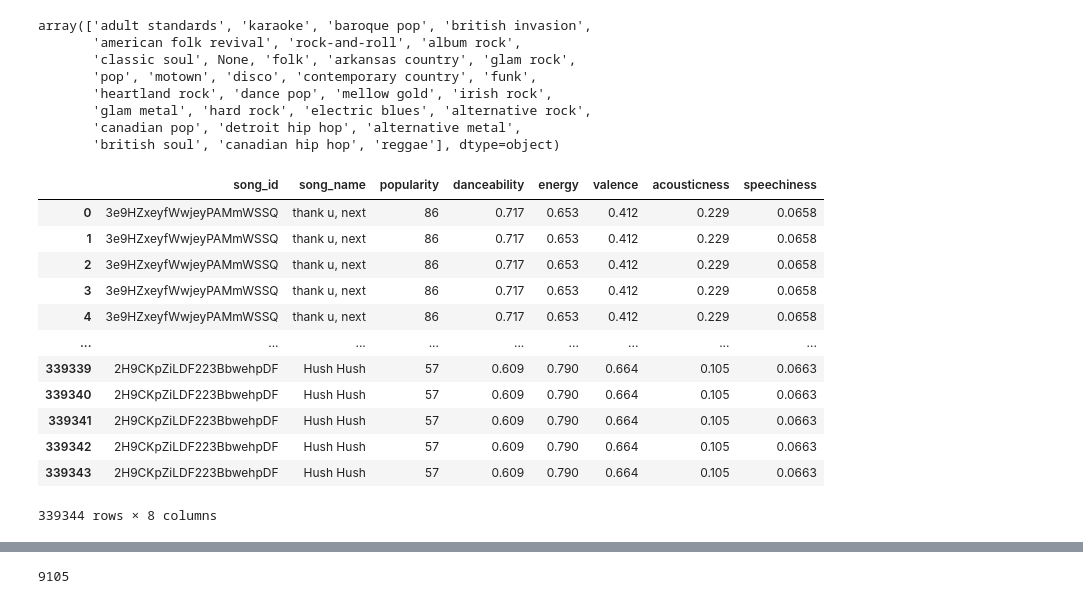
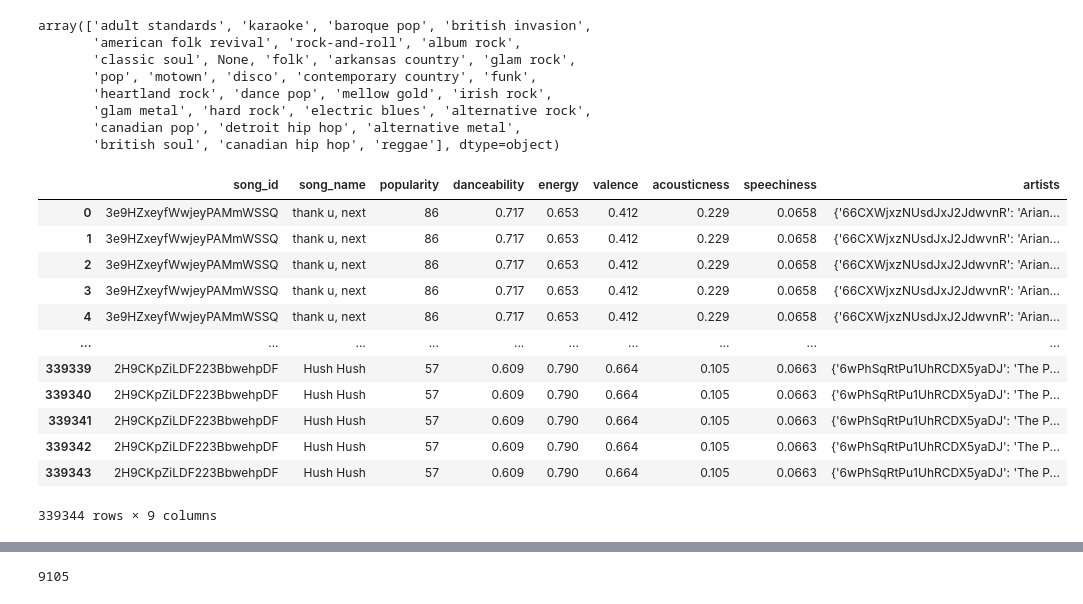
Before and after one commit to andr3w6826/hitformula.fm, a Jupyter notebook: andrew.ipynb, the cells around one changed output, grey strips where cells are left out. Saved outputs shown, nothing was run; the diff lists cells and outputs as text; code cells hidden in the pictures.

```diff
--- a/andrew.ipynb
+++ b/andrew.ipynb
@@ -210,22 +200,23 @@ array(['adult standards', 'karaoke', 'baroque pop', 'british invasion',
 artist_year_scores_merged.to_csv('artist_year_scores.csv', sep=',', index=False)
 # %%
 # drop these features from df3 year_end_score	is_pop	year	rank_score	peak_position	weeks_on_chart	week
-df4 = df3[['song_id','song_name', 'popularity','danceability','energy','valence','acousticness','speechiness']]
+df4 = df3[['song_id','song_name', 'popularity','danceability','energy','valence','acousticness','speechiness',
+           'artists']]
 df4
 # %% [output]
-|  | song_id | song_name | popularity | danceability | energy | valence | acousticness | speechiness |
-| 0 | 3e9HZxeyfWwjeyPAMmWSSQ | thank u, next | 86 | 0.717 | 0.653 | 0.412 | 0.229 | 0.0658 |
-| 1 | 3e9HZxeyfWwjeyPAMmWSSQ | thank u, next | 86 | 0.717 | 0.653 | 0.412 | 0.229 | 0.0658 |
-| 2 | 3e9HZxeyfWwjeyPAMmWSSQ | thank u, next | 86 | 0.717 | 0.653 | 0.412 | 0.229 | 0.0658 |
-| 3 | 3e9HZxeyfWwjeyPAMmWSSQ | thank u, next | 86 | 0.717 | 0.653 | 0.412 | 0.229 | 0.0658 |
-| 4 | 3e9HZxeyfWwjeyPAMmWSSQ | thank u, next | 86 | 0.717 | 0.653 | 0.412 | 0.229 | 0.0658 |
-| ... | ... | ... | ... | ... | ... | ... | ... | ... |
-| 339339 | 2H9CKpZiLDF223BbwehpDF | Hush Hush | 57 | 0.609 | 0.790 | 0.664 | 0.105 | 0.0663 |
-| 339340 | 2H9CKpZiLDF223BbwehpDF | Hush Hush | 57 | 0.609 | 0.790 | 0.664 | 0.105 | 0.0663 |
-| 339341 | 2H9CKpZiLDF223BbwehpDF | Hush Hush | 57 | 0.609 | 0.790 | 0.664 | 0.105 | 0.0663 |
-| 339342 | 2H9CKpZiLDF223BbwehpDF | Hush Hush | 57 | 0.609 | 0.790 | 0.664 | 0.105 | 0.0663 |
-| 339343 | 2H9CKpZiLDF223BbwehpDF | Hush Hush | 57 | 0.609 | 0.790 | 0.664 | 0.105 | 0.0663 |
+|  | song_id | song_name | popularity | danceability | energy | valence | acousticness | speechiness | artists |
+| 0 | 3e9HZxeyfWwjeyPAMmWSSQ | thank u, next | 86 | 0.717 | 0.653 | 0.412 | 0.229 | 0.0658 | {'66CXWjxzNUsdJxJ2JdwvnR': 'Arian... |
+| 1 | 3e9HZxeyfWwjeyPAMmWSSQ | thank u, next | 86 | 0.717 | 0.653 | 0.412 | 0.229 | 0.0658 | {'66CXWjxzNUsdJxJ2JdwvnR': 'Arian... |
+| 2 | 3e9HZxeyfWwjeyPAMmWSSQ | thank u, next | 86 | 0.717 | 0.653 | 0.412 | 0.229 | 0.0658 | {'66CXWjxzNUsdJxJ2JdwvnR': 'Arian... |
+| 3 | 3e9HZxeyfWwjeyPAMmWSSQ | thank u, next | 86 | 0.717 | 0.653 | 0.412 | 0.229 | 0.0658 | {'66CXWjxzNUsdJxJ2JdwvnR': 'Arian... |
+| 4 | 3e9HZxeyfWwjeyPAMmWSSQ | thank u, next | 86 | 0.717 | 0.653 | 0.412 | 0.229 | 0.0658 | {'66CXWjxzNUsdJxJ2JdwvnR': 'Arian... |
+| ... | ... | ... | ... | ... | ... | ... | ... | ... | ... |
+| 339339 | 2H9CKpZiLDF223BbwehpDF | Hush Hush | 57 | 0.609 | 0.790 | 0.664 | 0.105 | 0.0663 | {'6wPhSqRtPu1UhRCDX5yaDJ': 'The P... |
+| 339340 | 2H9CKpZiLDF223BbwehpDF | Hush Hush | 57 | 0.609 | 0.790 | 0.664 | 0.105 | 0.0663 | {'6wPhSqRtPu1UhRCDX5yaDJ': 'The P... |
+| 339341 | 2H9CKpZiLDF223BbwehpDF | Hush Hush | 57 | 0.609 | 0.790 | 0.664 | 0.105 | 0.0663 | {'6wPhSqRtPu1UhRCDX5yaDJ': 'The P... |
+| 339342 | 2H9CKpZiLDF223BbwehpDF | Hush Hush | 57 | 0.609 | 0.790 | 0.664 | 0.105 | 0.0663 | {'6wPhSqRtPu1UhRCDX5yaDJ': 'The P... |
+| 339343 | 2H9CKpZiLDF223BbwehpDF | Hush Hush | 57 | 0.609 | 0.790 | 0.664 | 0.105 | 0.0663 | {'6wPhSqRtPu1UhRCDX5yaDJ': 'The P... |
-339344 rows × 8 columns
+339344 rows × 9 columns
 # %%
 # keep only unique song_ids
 df4_unique = df4.drop_duplicates(subset=['song_id'])
```
Also changed, not shown: parts of 8 cells of this notebook, 3 other files.
